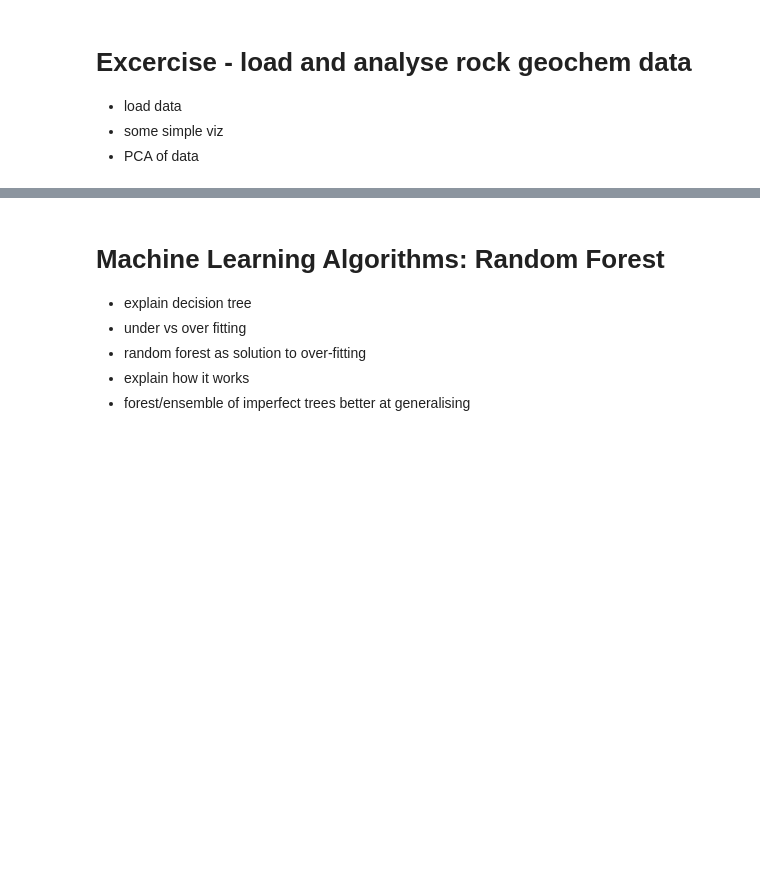
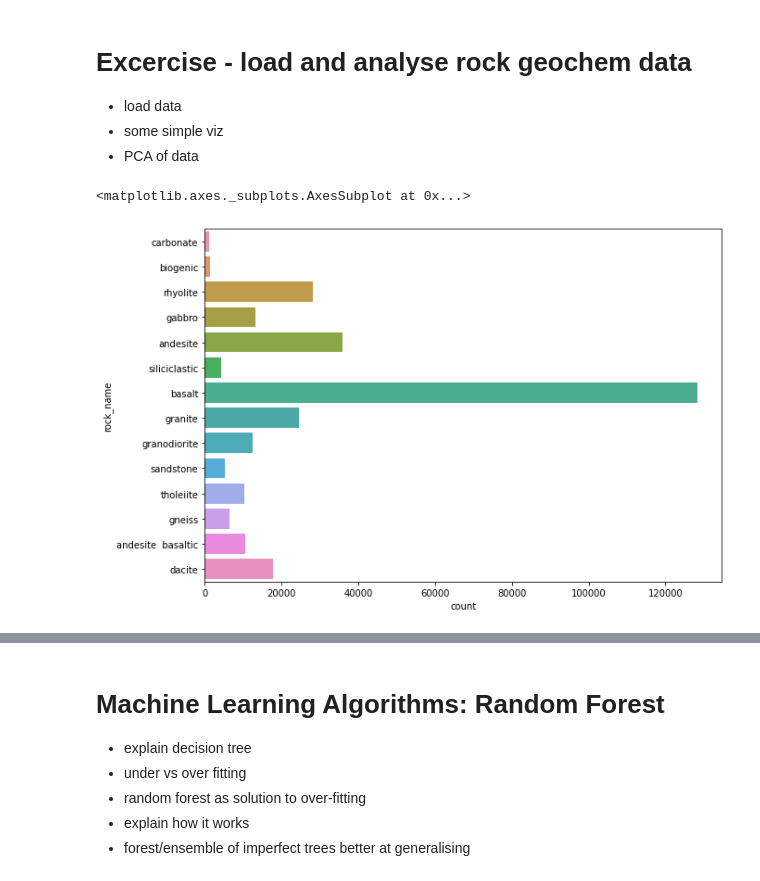
Before and after one commit to ds4geo/ds4geo, a Jupyter notebook: WS 2020 Course Notes/Session 9.ipynb, the cells around one changed output, grey strips where cells are left out. Cells and saved outputs as stored; diff of their text form; code cells hidden in the pictures; blank space fills up the shorter version.

```diff
--- a/WS 2020 Course Notes/Session 9.ipynb
+++ b/WS 2020 Course Notes/Session 9.ipynb
@@ -25,0 +34,9 @@ youtube CGP grey
+# %%
+dat = pd.read_csv("https://github.com/ds4geo/ds4geo/blob/master/data/unordered/gwrgdb_maj_ele.csv?raw=true")
+# %%
+# dat.rock_name.value_counts()
+fig, ax = plt.subplots(figsize=(10,7))
+sns.countplot(data=dat, y="rock_name")
+# %% [output]
+<matplotlib.axes._subplots.AxesSubplot at 0x...>
+[figure, added]
```
Also changed, not shown: parts of 11 cells of this notebook.
